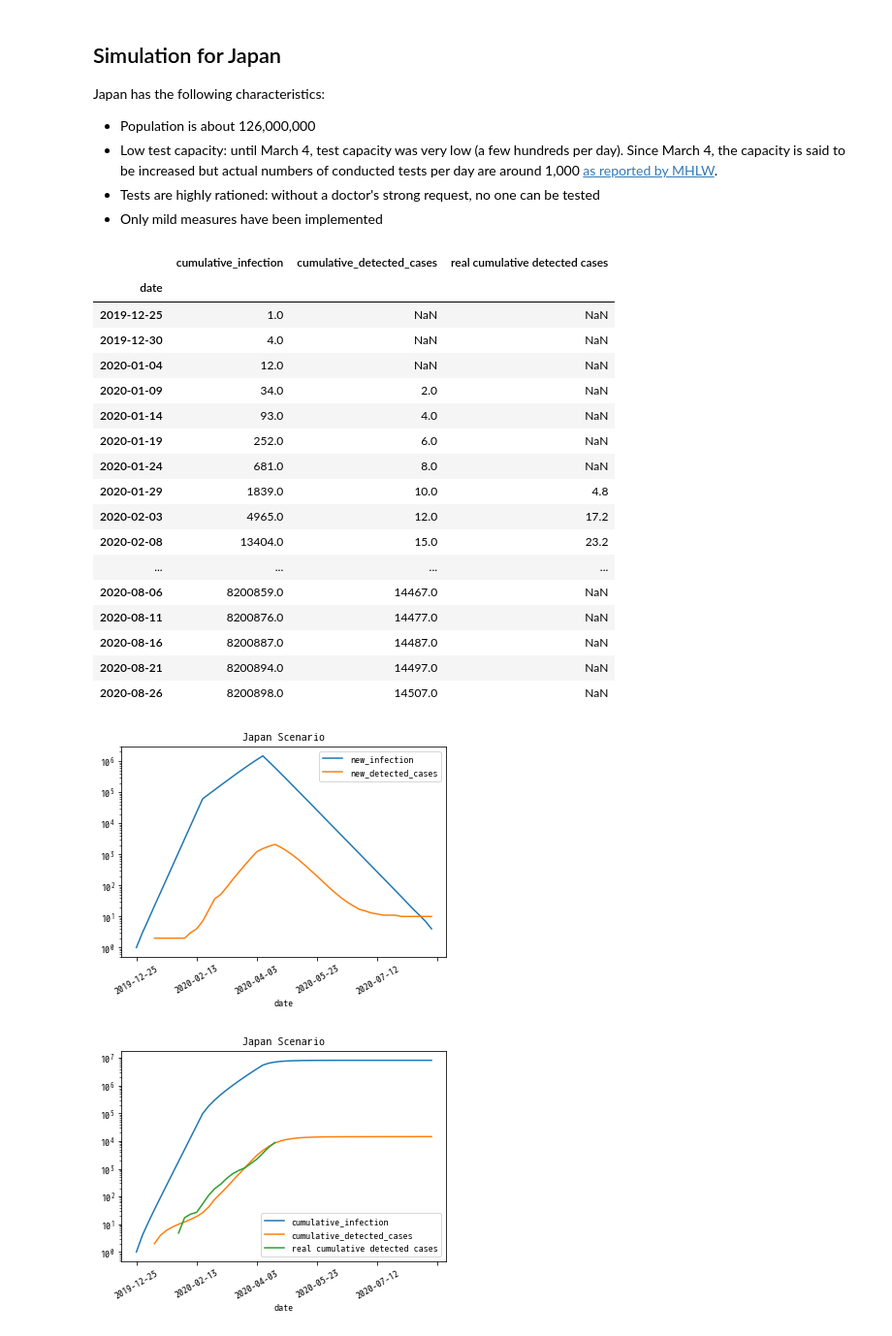
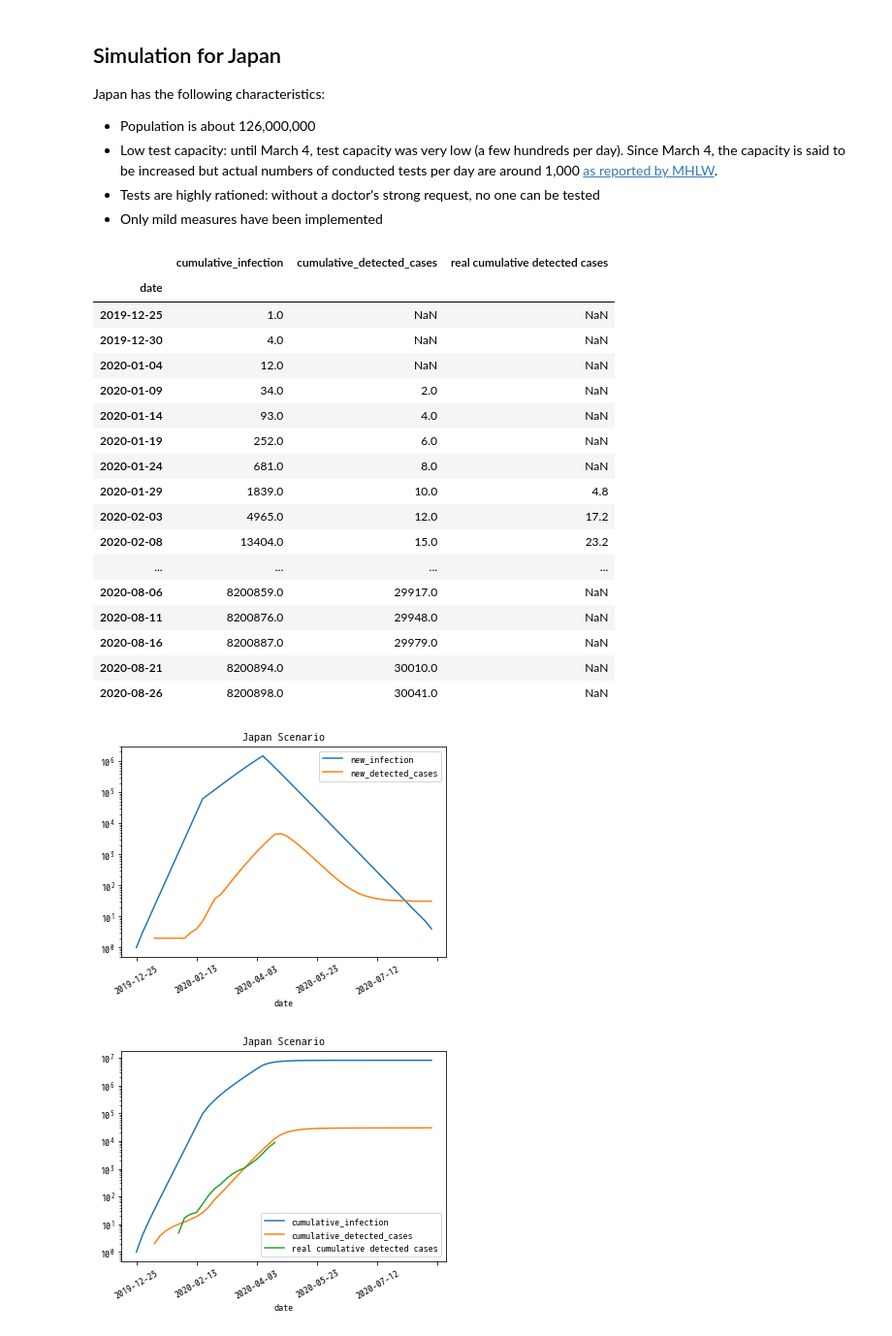
Before and after one commit to survivor7777777/covid-19, a Jupyter notebook: Infected vs Detected analysis.ipynb, the cells around one changed output. Shown at 97% size. Drawn from its saved outputs; the diff is of its cells as text; code cells hidden in the pictures.

```diff
--- a/Infected vs Detected analysis.ipynb
+++ b/Infected vs Detected analysis.ipynb
@@ -422,7 +424,7 @@ testing_params = Testing_params(
     initial_tests = 1000,  # initially only a few tests conducted (200 tests per day)
     ramp_period = 13,  # ramp up test capacity from March  6
     test_growth_rate = 0.3,
-    test_max = 5000, #  upto 1000 tests per day
+    test_max = 15000, #  upto 3000 tests per day
     rationed_test_ratio = 0.95, # almost all the tests are rationed
 )
 zero_day = '2019-12-25'
@@ -449,37 +451,37 @@ def convert_date(date):
     return None
 
 csse_url = 'https://raw.githubusercontent.com/CSSEGISandData/COVID-19/master/csse_covid_19_data/csse_covid_19_time_series/time_series_covid19_confirmed_global.csv'
 csse_df = pd.read_csv(csse_url)
 csse_df = csse_df.drop(columns=["Lat", "Long"])
 csse_df = csse_df.groupby("Country/Region").sum()
 jp_df = csse_df.loc[['Japan'], :].T.rolling(5).mean()
 jp_df['date']= [ convert_date(us_date) for us_date in jp_df.index ]
 jp_df = jp_df.set_index('date')
 
 df2 = df.loc[:, ['cumulative_infection', 'cumulative_detected_cases']].replace(0, np.NaN)
 for date in df2.index:
     df2.at[date, 'real cumulative detected cases'] = jp_df.at[date, 'Japan'] if date in jp_df.index else np.NaN
 df2.plot(logy=True, title='Japan Scenario', rot=30)
 
 display(df2)
 # %% [output]
 |  | cumulative_infection | cumulative_detected_cases | real cumulative detected cases |
 | date |  |  |  |
 | 2019-12-25 | 1.0 | NaN | NaN |
 | 2019-12-30 | 4.0 | NaN | NaN |
 | 2020-01-04 | 12.0 | NaN | NaN |
 | 2020-01-09 | 34.0 | 2.0 | NaN |
 | 2020-01-14 | 93.0 | 4.0 | NaN |
 | 2020-01-19 | 252.0 | 6.0 | NaN |
 | 2020-01-24 | 681.0 | 8.0 | NaN |
 | 2020-01-29 | 1839.0 | 10.0 | 4.8 |
 | 2020-02-03 | 4965.0 | 12.0 | 17.2 |
 | 2020-02-08 | 13404.0 | 15.0 | 23.2 |
 | ... | ... | ... | ... |
-| 2020-08-06 | 8200859.0 | 14467.0 | NaN |
-| 2020-08-11 | 8200876.0 | 14477.0 | NaN |
-| 2020-08-16 | 8200887.0 | 14487.0 | NaN |
-| 2020-08-21 | 8200894.0 | 14497.0 | NaN |
-| 2020-08-26 | 8200898.0 | 14507.0 | NaN |
+| 2020-08-06 | 8200859.0 | 29917.0 | NaN |
+| 2020-08-11 | 8200876.0 | 29948.0 | NaN |
+| 2020-08-16 | 8200887.0 | 29979.0 | NaN |
+| 2020-08-21 | 8200894.0 | 30010.0 | NaN |
+| 2020-08-26 | 8200898.0 | 30041.0 | NaN |
-[figure, old version]
+[figure, new version]
-[figure, old version]
+[figure, new version]
```
Also changed, not shown: parts of 1 cell of this notebook, 2 other files.
